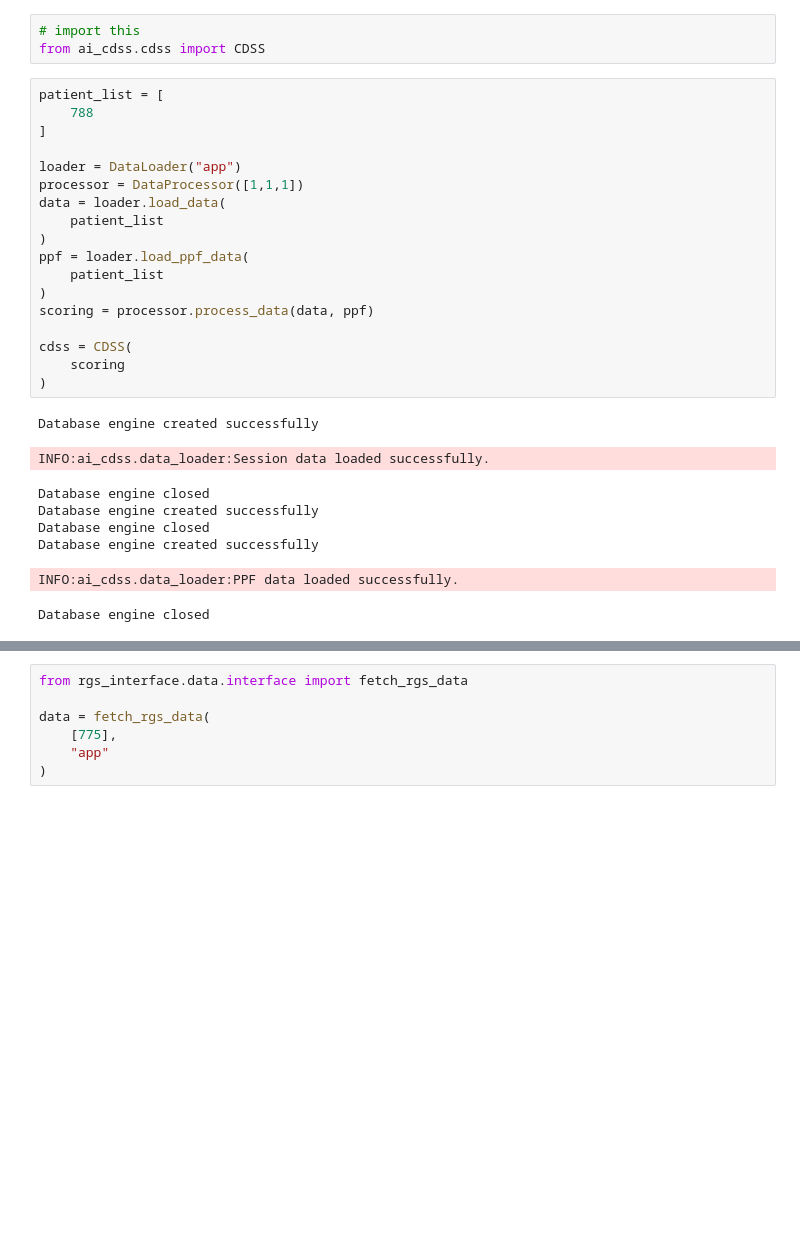
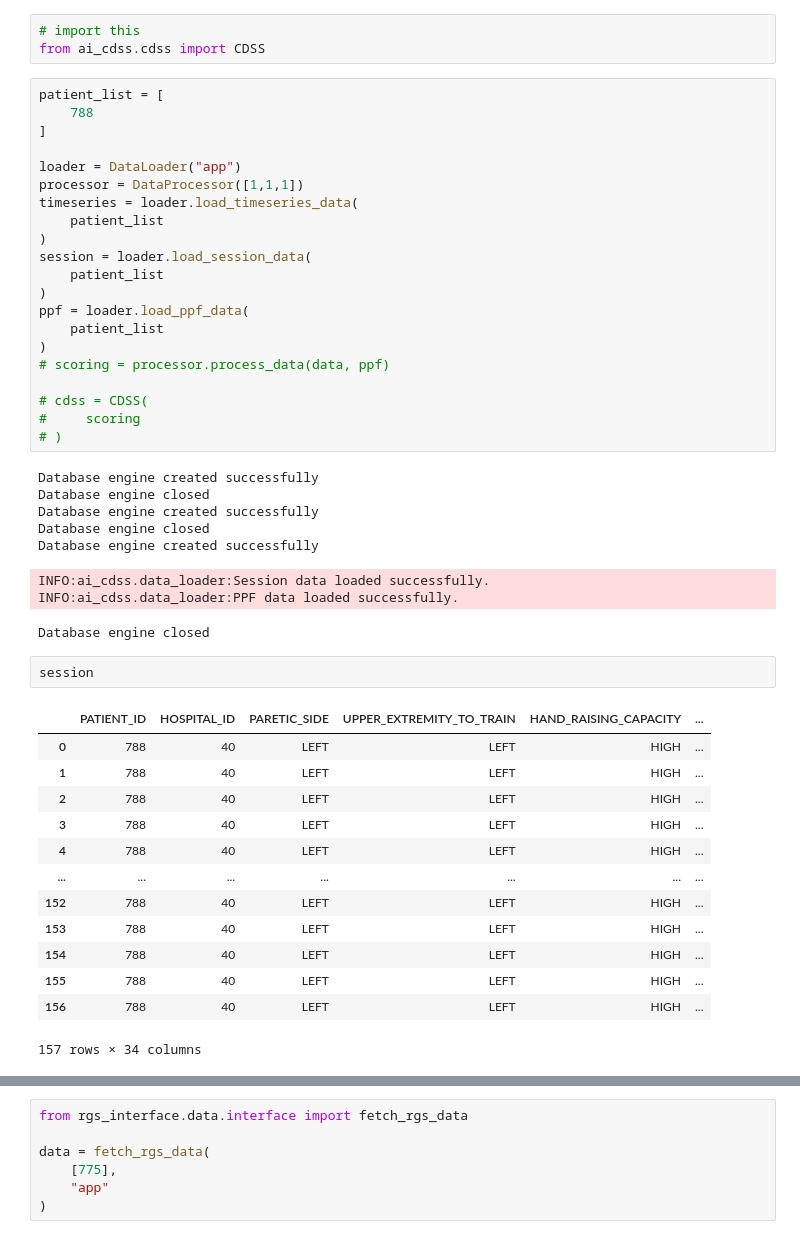
Before and after one commit to dabadav/ai-cdss, a Jupyter notebook: notebooks/simplify.ipynb, the cells around one changed output, grey strips where cells are left out. Cells and saved outputs as stored; diff of their text form; blank space fills up the shorter version.

Commit message:
CDSS, Processing Testing

```diff
--- a/notebooks/simplify.ipynb
+++ b/notebooks/simplify.ipynb
@@ -13,23 +16,42 @@ patient_list = [
 
 loader = DataLoader("app")
 processor = DataProcessor([1,1,1])
-data = loader.load_data(
+timeseries = loader.load_timeseries_data(
+    patient_list
+)
+session = loader.load_session_data(
     patient_list
 )
 ppf = loader.load_ppf_data(
     patient_list
 )
-scoring = processor.process_data(data, ppf)
+# scoring = processor.process_data(data, ppf)
 
-cdss = CDSS(
-    scoring
-)
+# cdss = CDSS(
+#     scoring
+# )
 # %% [output]
 Database engine created successfully
+Database engine closed
+Database engine created successfully
+Database engine closed
+Database engine created successfully
 INFO:ai_cdss.data_loader:Session data loaded successfully.
+INFO:ai_cdss.data_loader:PPF data loaded successfully.
 Database engine closed
-Database engine created successfully
-Database engine closed
-Database engine created successfully
-INFO:ai_cdss.data_loader:PPF data loaded successfully.
-Database engine closed
+# %%
+session
+# %% [output]
+|  | PATIENT_ID | HOSPITAL_ID | PARETIC_SIDE | UPPER_EXTREMITY_TO_TRAIN | HAND_RAISING_CAPACITY | ... |
+| 0 | 788 | 40 | LEFT | LEFT | HIGH | ... |
+| 1 | 788 | 40 | LEFT | LEFT | HIGH | ... |
+| 2 | 788 | 40 | LEFT | LEFT | HIGH | ... |
+| 3 | 788 | 40 | LEFT | LEFT | HIGH | ... |
+| 4 | 788 | 40 | LEFT | LEFT | HIGH | ... |
+| ... | ... | ... | ... | ... | ... | ... |
+| 152 | 788 | 40 | LEFT | LEFT | HIGH | ... |
+| 153 | 788 | 40 | LEFT | LEFT | HIGH | ... |
+| 154 | 788 | 40 | LEFT | LEFT | HIGH | ... |
+| 155 | 788 | 40 | LEFT | LEFT | HIGH | ... |
+| 156 | 788 | 40 | LEFT | LEFT | HIGH | ... |
+157 rows × 34 columns
```
Also changed, not shown: parts of 8 cells of this notebook, 13 other files.
